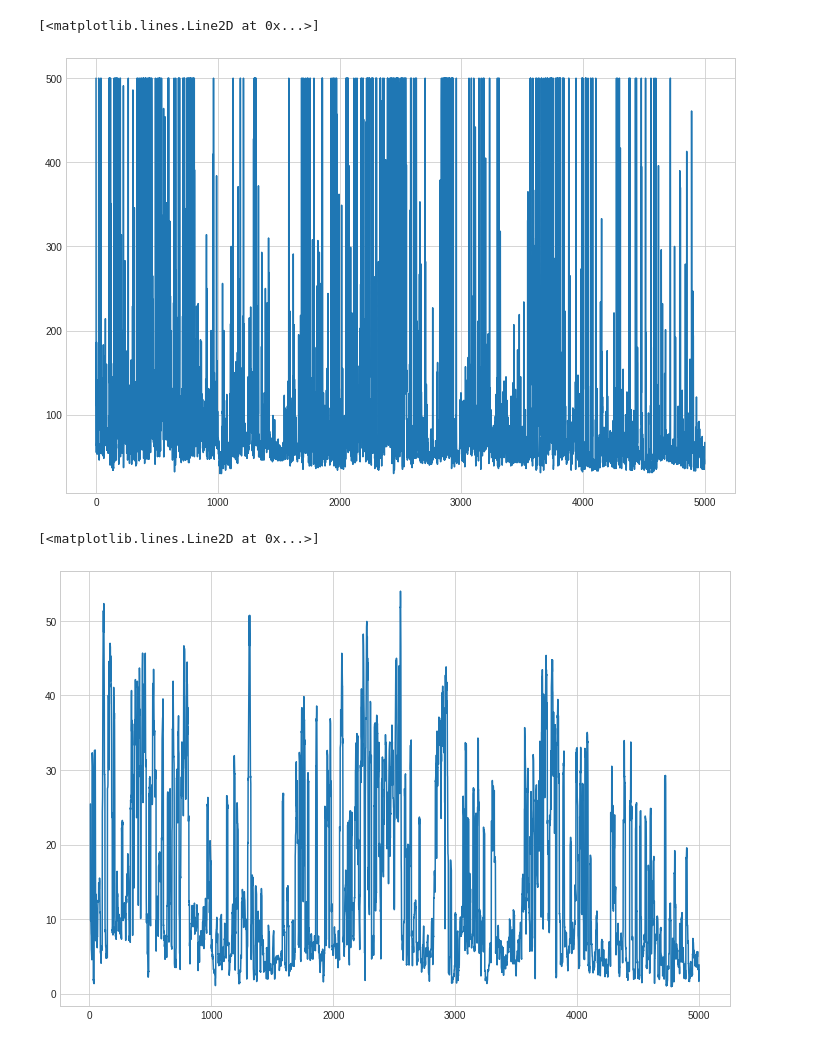
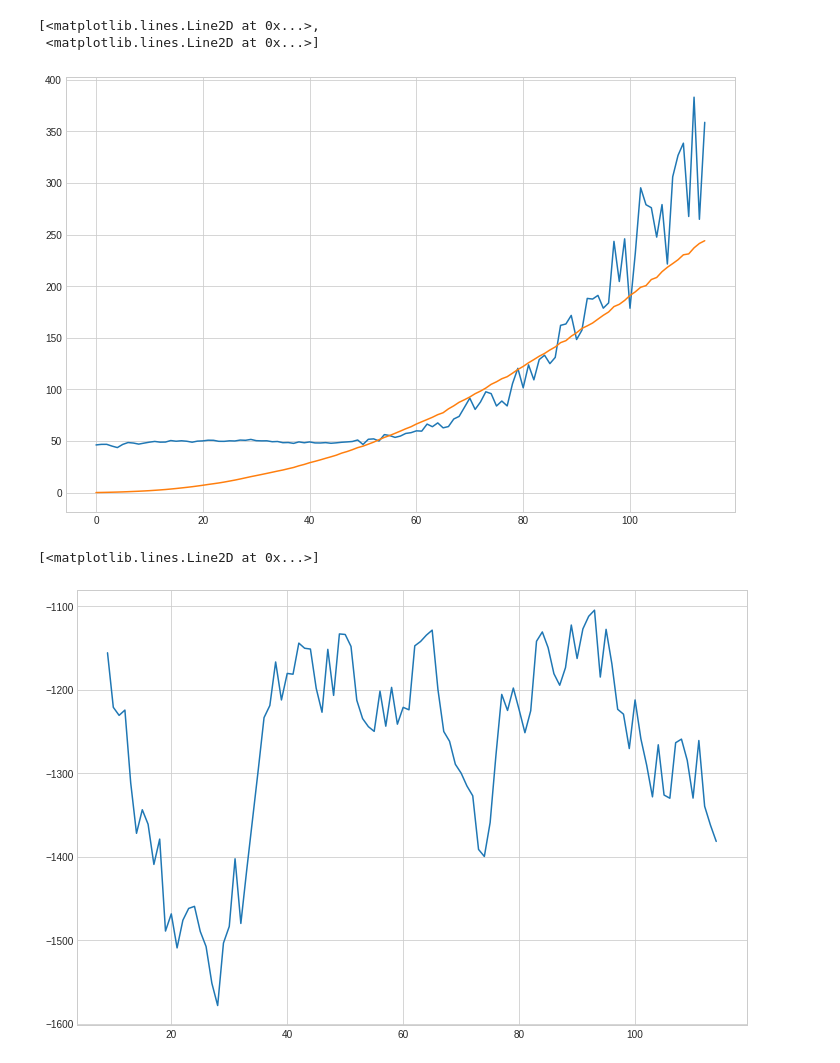
Before and after one commit to mauicv/BipedalWalker-v2-ddpg, a Jupyter notebook: graphing.ipynb, the cells around one changed output. Drawn from its saved outputs; the diff is of its cells as text; code cells hidden in the pictures.

```diff
--- a/graphing.ipynb
+++ b/graphing.ipynb
@@ -12,7 +12,8 @@ with open('./save/logs', 'r') as log_file:
     ep_lengths = []
     ep_run_times = []
     avg_step_run_times = []
-#     avg_critic_loss = []
+    q_loss = []
+    p_loss = []
 
     for row in log_data:
         episodes.append(int(row[0]))
@@ -20,14 +21,15 @@ with open('./save/logs', 'r') as log_file:
         ep_lengths.append(int(row[2]))
         ep_run_times.append(float(row[3]))
         avg_step_run_times.append(float(row[4]))
-#         avg_critic_loss.append(float(row[5]))
-
+        q_loss.append(float(row[5]))
+        p_loss.append(float(row[6]))
 
 rewards = np.array(rewards)
 ep_lengths = np.array(ep_lengths)
 ep_run_times = np.array(ep_run_times)
 avg_step_run_times = np.array(avg_step_run_times)
-# avg_critic_loss = np.array(avg_critic_loss)
+q_loss = np.array(q_loss)
+p_loss = np.array(p_loss)
 # %%
 headers
 # %% [output]
@@ -57,11 +53,12 @@ plt.plot(episodes[20:], avg_step_run_times[20:])
 # %%
-plt.plot(episodes, ep_lengths)
+plt.plot(episodes[0:], q_loss[0:], p_loss[0:])
 # %% [output]
-[<matplotlib.lines.Line2D at 0x...>]
+[<matplotlib.lines.Line2D at 0x...>,
+ <matplotlib.lines.Line2D at 0x...>]
-[figure, old version]
+[figure, new version]
 # %%
-reward_series = pd.Series((rewards)).rolling(10).std()
+reward_series = pd.Series((rewards)).rolling(10).mean()
 plt.plot(reward_series)
 # %% [output]
 [<matplotlib.lines.Line2D at 0x...>]
-[figure, old version]
+[figure, new version]
```
Also changed, not shown: parts of 4 cells of this notebook, 5 other files.
